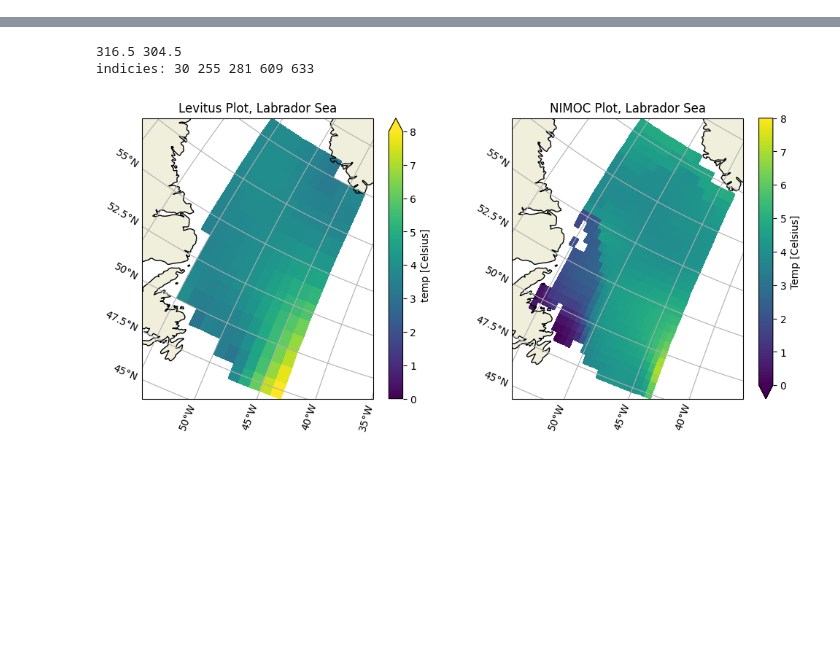
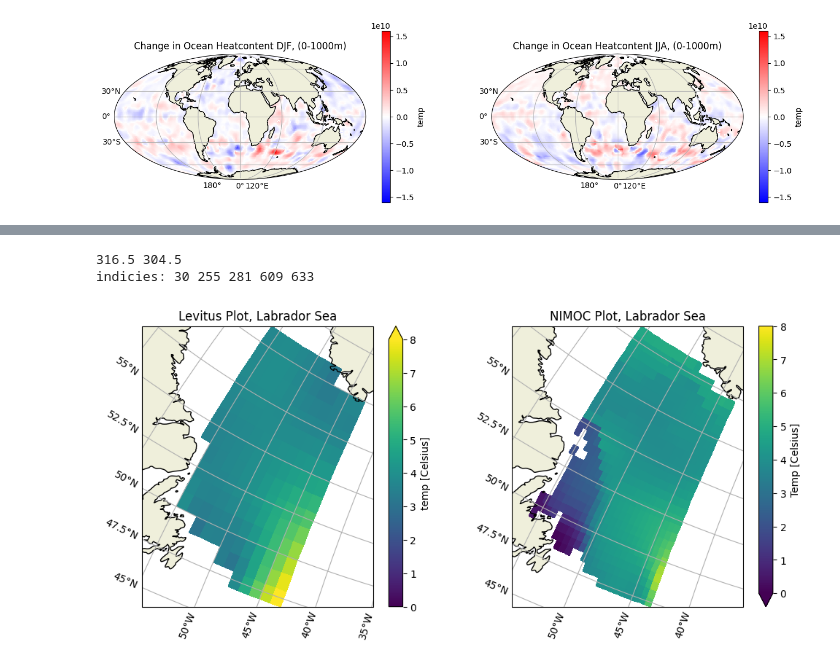
Before and after one commit to JRethemeier/Thermohaline-Circulation, a Jupyter notebook: Assignment2/Assignment2.ipynb, the cells around one changed output, grey strips where cells are left out. Saved outputs shown, nothing was run; the diff lists cells and outputs as text; code cells hidden in the pictures; blank space fills up the shorter version.

```diff
--- a/Assignment2/Assignment2.ipynb
+++ b/Assignment2/Assignment2.ipynb
@@ -12,10 +12,13 @@ from cartopy.feature import LAND, COASTLINE # Vectordata of the Coastline and la
 # Read files (when in same folder as this notebook)
 levitus_file = "Levitus_climatology.nc"
 levitus = xr.open_dataset(levitus_file, engine="scipy", decode_times=False)
+levitus = levitus.rename({"X": "lon", "Y": "lat", "Z": "depth", "T": "month"}) # Rename the dimensions for easier understanding
+levitus["month"] = np.ceil(levitus.month.values).astype(int)
 
 ocean_atmosphere_heat_flux_file = "Ocean-atmosphere_heat-flux.nc"
 oa_heat_flux = xr.open_dataset(ocean_atmosphere_heat_flux_file, engine="scipy", decode_times=False)
+oa_heat_flux = oa_heat_flux.rename({"Y": "lat", "T": "month", "hfns": "heatflux"}) # Rename the dimensions for easier understanding
+oa_heat_flux["month"] = np.ceil(oa_heat_flux.month.values).astype(int)
 
-# Not yet used
-isopycnal_file = "MIMOC_Z_GRID_v2.2_PT_S_month01.nc"
-isopycnal = xr.open_dataset(isopycnal_file, decode_times=False)
+mimoc_file = "MIMOC_Z_GRID_v2.2_PT_S_month01.nc"
+mimoc = xr.open_dataset(mimoc_file, decode_times=False)
@@ -77,2 +59,10 @@ plt.show()
+# %%
+# Integrate Temperature over the topmost 1000 meters
+integrated_temperature = (
+        levitus
+        .sel(depth=slice(0,1000)) # Select only the values within the topmost 1000 meters
+        .integrate(coord="depth") # Integrate over the depth
+        .temp # Take the Value Temperature
+).T # transpose the data
 # %%
 # change the coordinates from -180 - 180 to 0 -360
@@ -102 +126,14 @@ heatflux_JJA = (
+# %%
+fig = plt.figure(figsize=map_size)
+ax1 = fig.add_subplot(121, projection=Mollweide())
+basemap(ax1)
+ocean_heatcontent_change_DJF.plot(ax=ax1, transform=PlateCarree(), vmin=-1.6e10, vmax=1.6e10, cmap="bwr")
+ax1.set_title("Change in Ocean Heatcontent DJF, (0-1000m)")
+ax2 = fig.add_subplot(122, projection=Mollweide())
+basemap(ax2)
+ocean_heatcontent_change_JJA.plot(ax=ax2, transform=PlateCarree(), vmin=-1.6e10, vmax=1.6e10, cmap="bwr")
+ax2.set_title("Change in Ocean Heatcontent JJA, (0-1000m)")
+plt.show()
+# %% [output]
+[figure, new version]
 # %%
```
Also changed, not shown: parts of 31 cells of this notebook, 1 other file.
